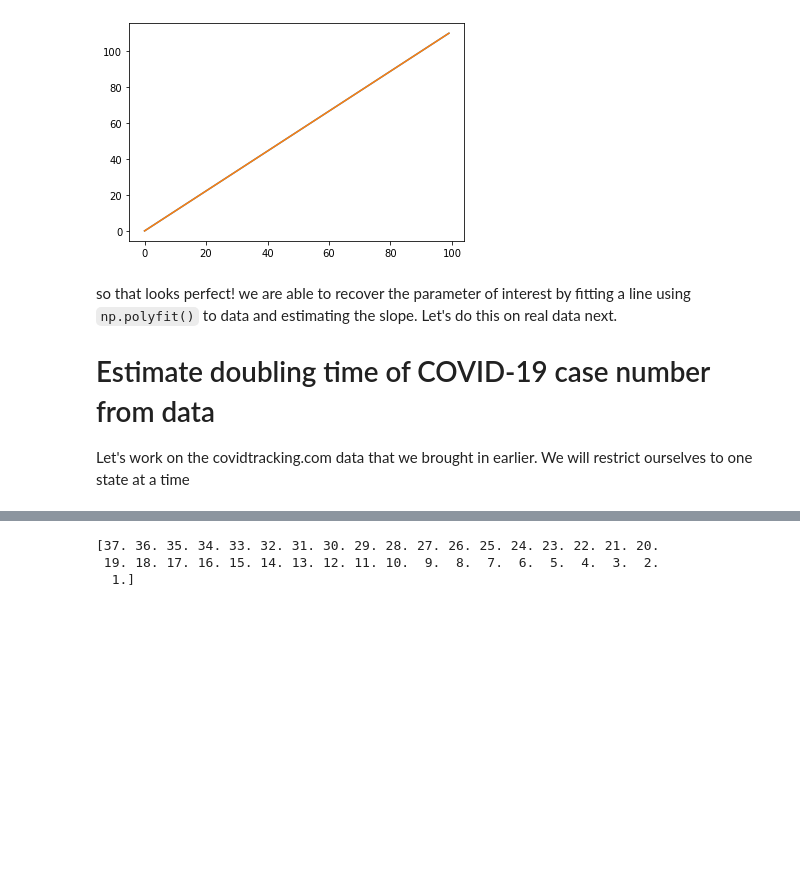
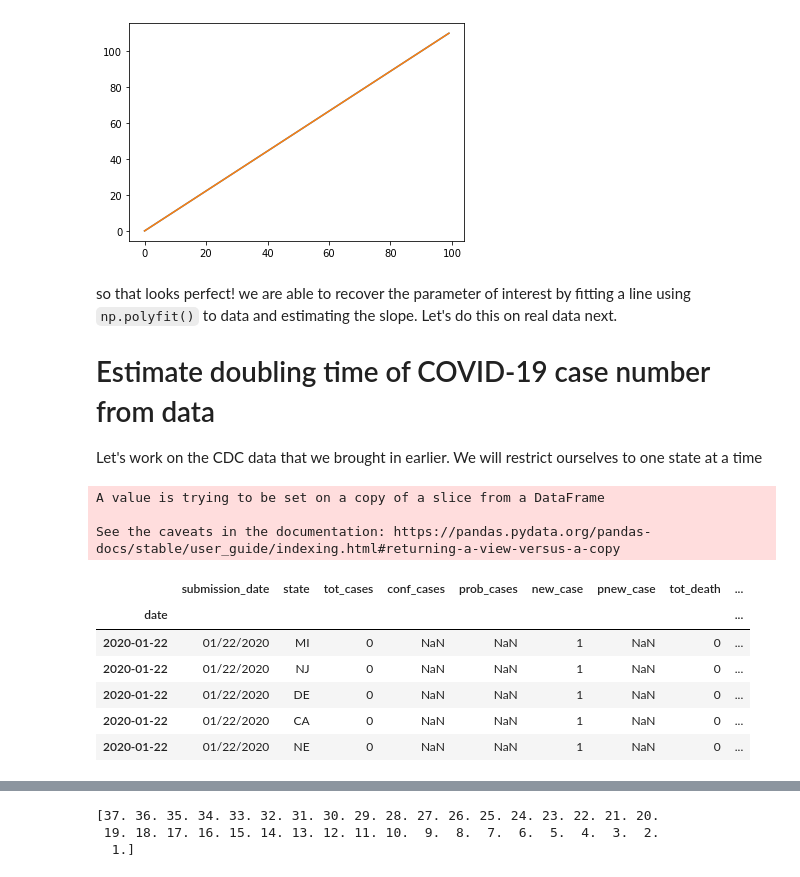
Before and after one commit to andrewkern/bio399, a Jupyter notebook: week2.ipynb, the cells around one changed output, grey strips where cells are left out. Cells and saved outputs as stored; diff of their text form; code cells hidden in the pictures; blank space fills up the shorter version.

```diff
--- a/week2.ipynb
+++ b/week2.ipynb
@@ -197,6 +198,25 @@ slope estimate 1.0999999999999999 vs true 1.1)
 so that looks perfect! we are able to recover the parameter of interest by fitting a line using `np.polyfit()` to data and estimating the slope. Let's do this on real data next.
 
 # Estimate doubling time of COVID-19 case number from data
-Let's work on the covidtracking.com data that we brought in earlier. We will restrict ourselves to one state at a time
+Let's work on the CDC data that we brought in earlier. We will restrict ourselves to one state at a time
+# %%
+x = pd.read_csv(query)
+x['date']=pd.to_datetime(x['submission_date'])
+x = x.sort_values(by='date')
+x.set_index(['date'],inplace=True)
+#clean data, replace negatives with 1
+x['new_case'][x['new_case'] < 1] = 1
+x.head()
+# %% [output]
+A value is trying to be set on a copy of a slice from a DataFrame
+
+See the caveats in the documentation: https://pandas.pydata.org/pandas-docs/stable/user_guide/indexing.html#returning-a-view-versus-a-copy
+|  | submission_date | state | tot_cases | conf_cases | prob_cases | new_case | pnew_case | tot_death | ... |
+| date |  |  |  |  |  |  |  |  | ... |
+| 2020-01-22 | 01/22/2020 | MI | 0 | NaN | NaN | 1 | NaN | 0 | ... |
+| 2020-01-22 | 01/22/2020 | NJ | 0 | NaN | NaN | 1 | NaN | 0 | ... |
+| 2020-01-22 | 01/22/2020 | DE | 0 | NaN | NaN | 1 | NaN | 0 | ... |
+| 2020-01-22 | 01/22/2020 | CA | 0 | NaN | NaN | 1 | NaN | 0 | ... |
+| 2020-01-22 | 01/22/2020 | NE | 0 | NaN | NaN | 1 | NaN | 0 | ... |
 # %%
 state = 'NY'
```
Also changed, not shown: parts of 13 cells of this notebook.
